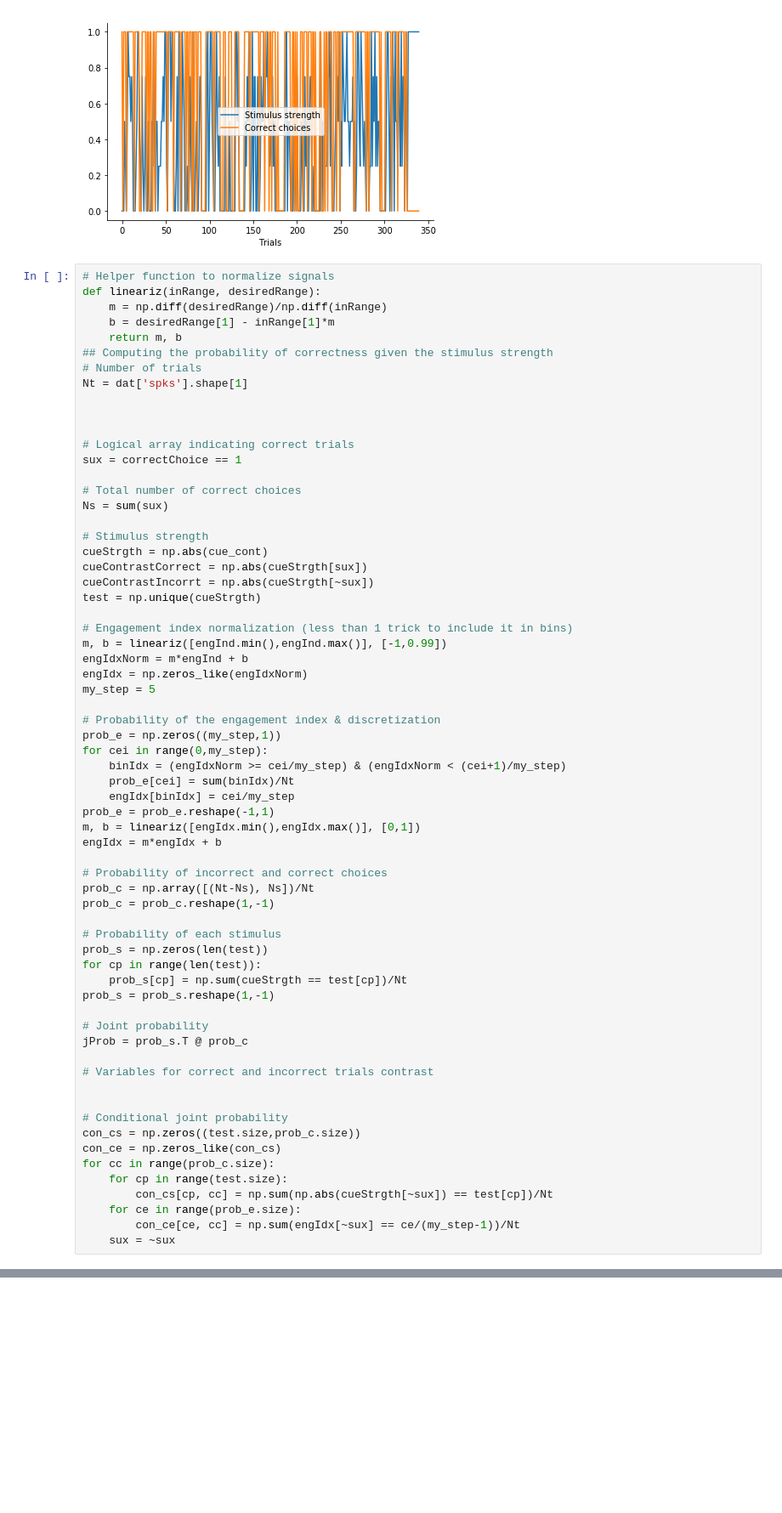
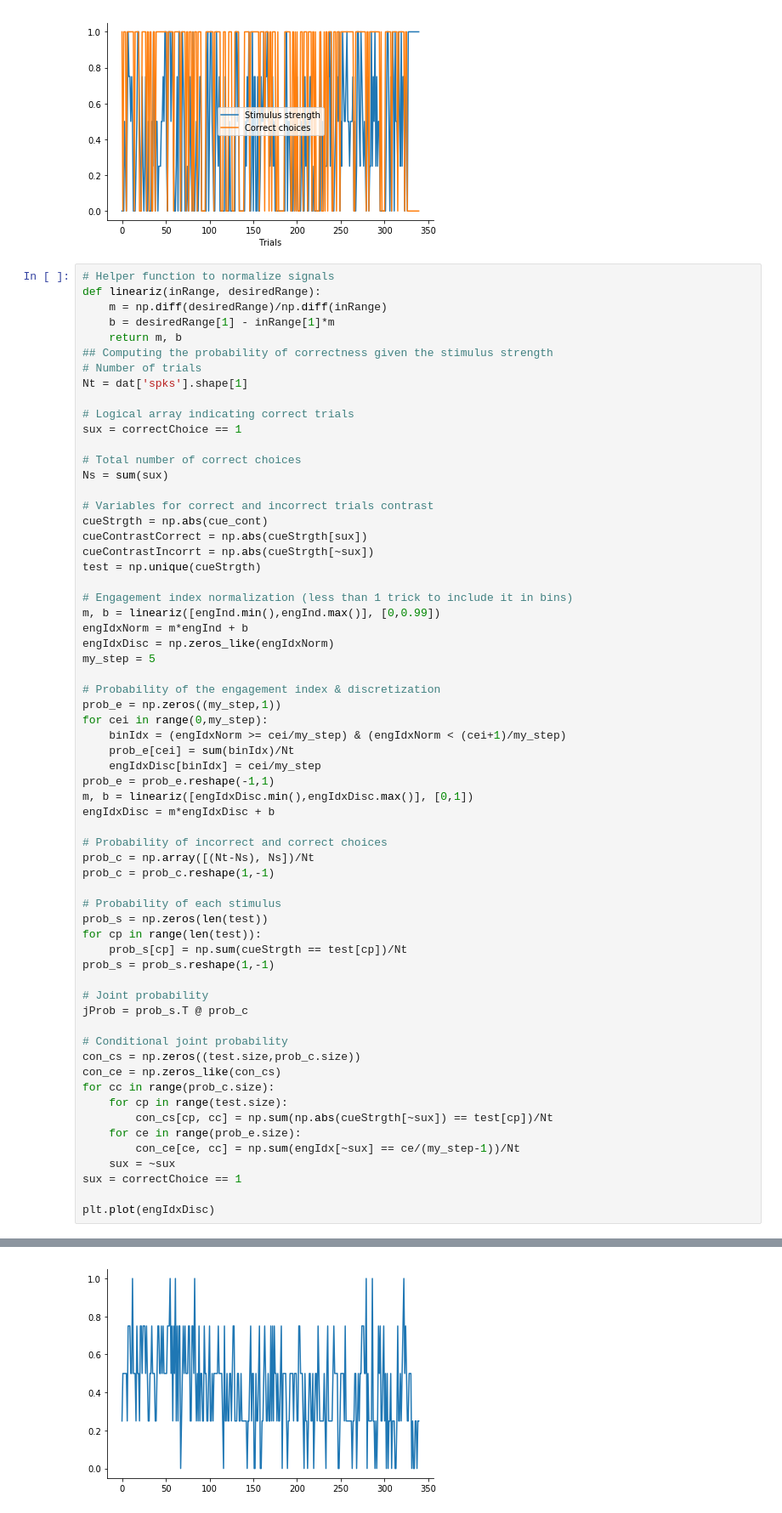
Before and after one commit to EmiliosIsaias/RattusDeus, a Jupyter notebook: Project_Notebook.ipynb, the cells around one changed output, grey strips where cells are left out. Shown: that part at 85% size. Cells and saved outputs as stored; diff of their text form; blank space fills up the shorter version.

Commit message:
Change engIdx to engIdxDisc

```diff
--- a/Project_Notebook.ipynb
+++ b/Project_Notebook.ipynb
@@ -240,24 +240,22 @@ def lineariz(inRange, desiredRange):
 # Number of trials
 Nt = dat['spks'].shape[1]
 
-
-
 # Logical array indicating correct trials
 sux = correctChoice == 1
 
 # Total number of correct choices
 Ns = sum(sux)
 
-# Stimulus strength
+# Variables for correct and incorrect trials contrast
 cueStrgth = np.abs(cue_cont)
 cueContrastCorrect = np.abs(cueStrgth[sux])
 cueContrastIncorrt = np.abs(cueStrgth[~sux])
 test = np.unique(cueStrgth)
 
 # Engagement index normalization (less than 1 trick to include it in bins)
-m, b = lineariz([engInd.min(),engInd.max()], [-1,0.99])
+m, b = lineariz([engInd.min(),engInd.max()], [0,0.99])
 engIdxNorm = m*engInd + b
-engIdx = np.zeros_like(engIdxNorm)
+engIdxDisc = np.zeros_like(engIdxNorm)
 my_step = 5
 
 # Probability of the engagement index & discretization
@@ -265,10 +263,10 @@ prob_e = np.zeros((my_step,1))
 for cei in range(0,my_step):
     binIdx = (engIdxNorm >= cei/my_step) & (engIdxNorm < (cei+1)/my_step)
     prob_e[cei] = sum(binIdx)/Nt
-    engIdx[binIdx] = cei/my_step
+    engIdxDisc[binIdx] = cei/my_step
 prob_e = prob_e.reshape(-1,1)
-m, b = lineariz([engIdx.min(),engIdx.max()], [0,1])
-engIdx = m*engIdx + b
+m, b = lineariz([engIdxDisc.min(),engIdxDisc.max()], [0,1])
+engIdxDisc = m*engIdxDisc + b
 
 # Probability of incorrect and correct choices
 prob_c = np.array([(Nt-Ns), Ns])/Nt
@@ -283,9 +281,6 @@ prob_s = prob_s.reshape(1,-1)
 # Joint probability
 jProb = prob_s.T @ prob_c
 
-# Variables for correct and incorrect trials contrast
-
-
 # Conditional joint probability
 con_cs = np.zeros((test.size,prob_c.size))
 con_ce = np.zeros_like(con_cs)
@@ -295,4 +290,7 @@ for cc in range(prob_c.size):
     for ce in range(prob_e.size):
         con_ce[ce, cc] = np.sum(engIdx[~sux] == ce/(my_step-1))/Nt
     sux = ~sux
+sux = correctChoice == 1
+
+plt.plot(engIdxDisc)
 # %% [output]
@@ -300,3 +298,4 @@ NameError: name 'test' is not defined
+[figure, added]
 # %%
 jProb2 = jProb.reshape((jProb.shape[0],jProb.shape[1],1))
 JProb3 = jProb2 @ prob_s
```
Also changed, not shown: parts of 3 cells of this notebook.
